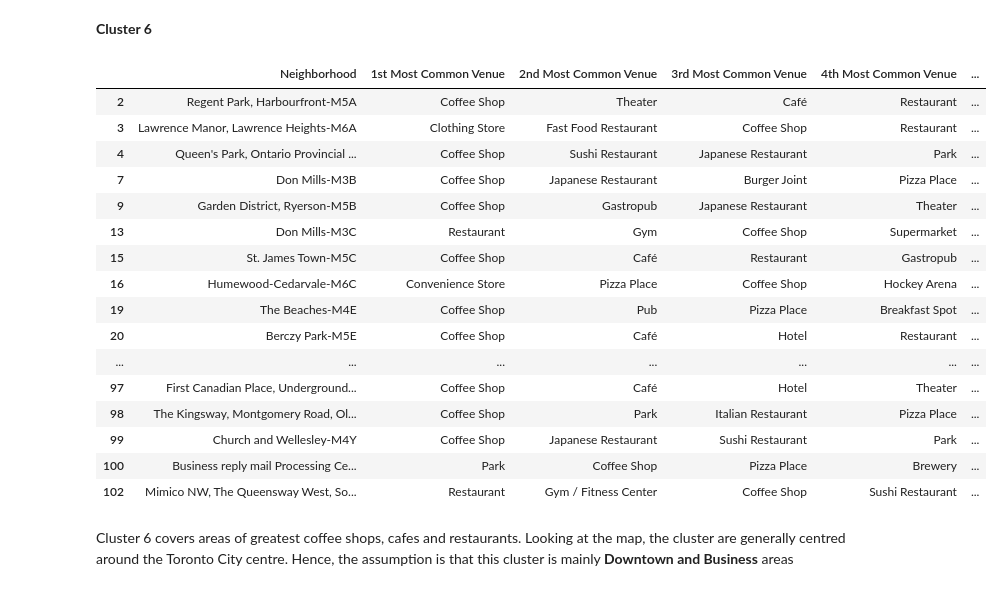
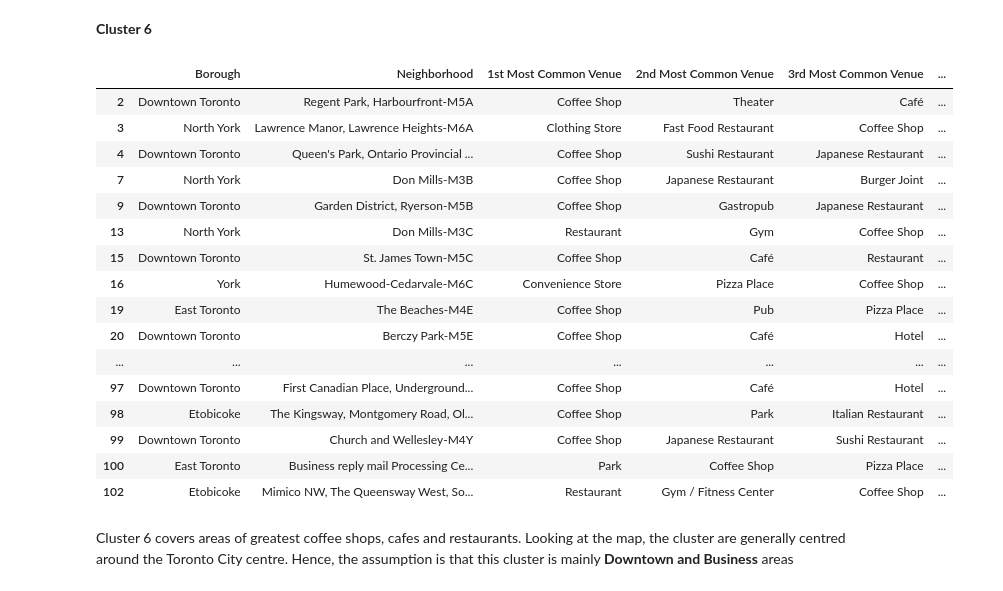
Before and after one commit to chiew-seng-chun/Coursera_IBM_Capstone, a Jupyter notebook: Week_3_Submission.ipynb, the cells around one changed output. Saved outputs shown, nothing was run; the diff lists cells and outputs as text; code cells hidden in the pictures.

```diff
--- a/Week_3_Submission.ipynb
+++ b/Week_3_Submission.ipynb
@@ -696,24 +696,24 @@ Cluster 5 covers areas of mostly shopping malls, stores and parks. From the map
 # %% [markdown]
 __Cluster 6__
 # %%
-toronto_merged.loc[toronto_merged['Cluster Labels'] == 5, toronto_merged.columns[[2] + list(range(6, toronto_merged.shape[1]))]]
+toronto_merged.loc[toronto_merged['Cluster Labels'] == 5, toronto_merged.columns[[1,2] + list(range(6, toronto_merged.shape[1]))]]
 # %% [output]
-|  | Neighborhood | 1st Most Common Venue | 2nd Most Common Venue | 3rd Most Common Venue | 4th Most Common Venue | ... |
-| 2 | Regent Park, Harbourfront-M5A | Coffee Shop | Theater | Café | Restaurant | ... |
-| 3 | Lawrence Manor, Lawrence Heights-M6A | Clothing Store | Fast Food Restaurant | Coffee Shop | Restaurant | ... |
-| 4 | Queen's Park, Ontario Provincial ... | Coffee Shop | Sushi Restaurant | Japanese Restaurant | Park | ... |
-| 7 | Don Mills-M3B | Coffee Shop | Japanese Restaurant | Burger Joint | Pizza Place | ... |
-| 9 | Garden District, Ryerson-M5B | Coffee Shop | Gastropub | Japanese Restaurant | Theater | ... |
-| 13 | Don Mills-M3C | Restaurant | Gym | Coffee Shop | Supermarket | ... |
-| 15 | St. James Town-M5C | Coffee Shop | Café | Restaurant | Gastropub | ... |
-| 16 | Humewood-Cedarvale-M6C | Convenience Store | Pizza Place | Coffee Shop | Hockey Arena | ... |
-| 19 | The Beaches-M4E | Coffee Shop | Pub | Pizza Place | Breakfast Spot | ... |
-| 20 | Berczy Park-M5E | Coffee Shop | Café | Hotel | Restaurant | ... |
+|  | Borough | Neighborhood | 1st Most Common Venue | 2nd Most Common Venue | 3rd Most Common Venue | ... |
+| 2 | Downtown Toronto | Regent Park, Harbourfront-M5A | Coffee Shop | Theater | Café | ... |
+| 3 | North York | Lawrence Manor, Lawrence Heights-M6A | Clothing Store | Fast Food Restaurant | Coffee Shop | ... |
+| 4 | Downtown Toronto | Queen's Park, Ontario Provincial ... | Coffee Shop | Sushi Restaurant | Japanese Restaurant | ... |
+| 7 | North York | Don Mills-M3B | Coffee Shop | Japanese Restaurant | Burger Joint | ... |
+| 9 | Downtown Toronto | Garden District, Ryerson-M5B | Coffee Shop | Gastropub | Japanese Restaurant | ... |
+| 13 | North York | Don Mills-M3C | Restaurant | Gym | Coffee Shop | ... |
+| 15 | Downtown Toronto | St. James Town-M5C | Coffee Shop | Café | Restaurant | ... |
+| 16 | York | Humewood-Cedarvale-M6C | Convenience Store | Pizza Place | Coffee Shop | ... |
+| 19 | East Toronto | The Beaches-M4E | Coffee Shop | Pub | Pizza Place | ... |
+| 20 | Downtown Toronto | Berczy Park-M5E | Coffee Shop | Café | Hotel | ... |
 | ... | ... | ... | ... | ... | ... | ... |
-| 97 | First Canadian Place, Underground... | Coffee Shop | Café | Hotel | Theater | ... |
-| 98 | The Kingsway, Montgomery Road, Ol... | Coffee Shop | Park | Italian Restaurant | Pizza Place | ... |
-| 99 | Church and Wellesley-M4Y | Coffee Shop | Japanese Restaurant | Sushi Restaurant | Park | ... |
-| 100 | Business reply mail Processing Ce... | Park | Coffee Shop | Pizza Place | Brewery | ... |
-| 102 | Mimico NW, The Queensway West, So... | Restaurant | Gym / Fitness Center | Coffee Shop | Sushi Restaurant | ... |
+| 97 | Downtown Toronto | First Canadian Place, Underground... | Coffee Shop | Café | Hotel | ... |
+| 98 | Etobicoke | The Kingsway, Montgomery Road, Ol... | Coffee Shop | Park | Italian Restaurant | ... |
+| 99 | Downtown Toronto | Church and Wellesley-M4Y | Coffee Shop | Japanese Restaurant | Sushi Restaurant | ... |
+| 100 | East Toronto | Business reply mail Processing Ce... | Park | Coffee Shop | Pizza Place | ... |
+| 102 | Etobicoke | Mimico NW, The Queensway West, So... | Restaurant | Gym / Fitness Center | Coffee Shop | ... |
 # %% [markdown]
 Cluster 6 covers areas of greatest coffee shops, cafes and restaurants. Looking at the map, the cluster are generally centred around the Toronto City centre. Hence, the assumption is that this cluster is mainly __Downtown and Business__ areas
```
Also changed, not shown: parts of 5 cells of this notebook.
